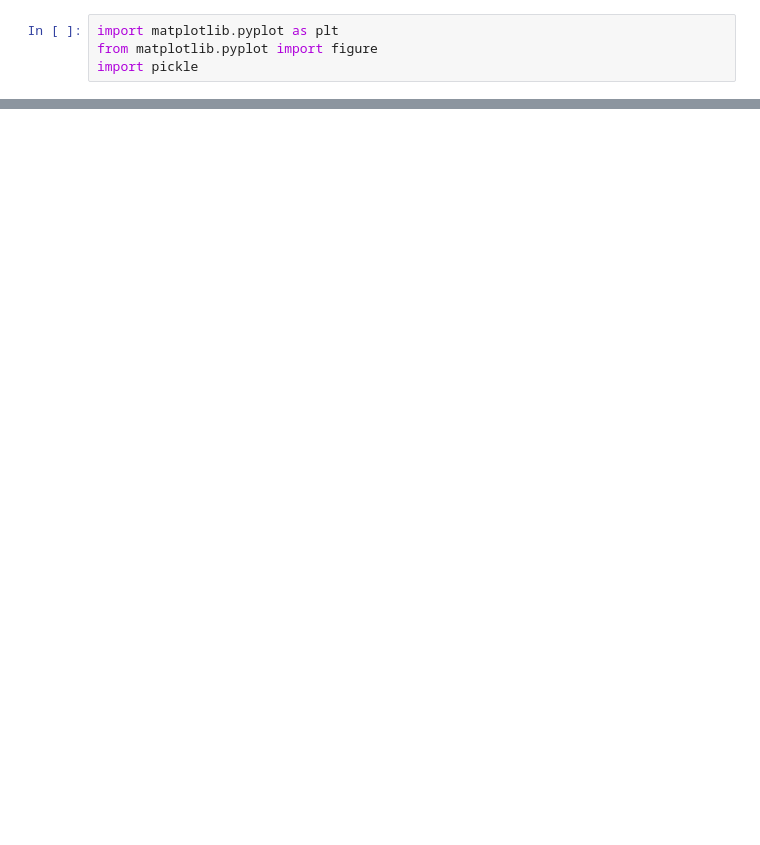
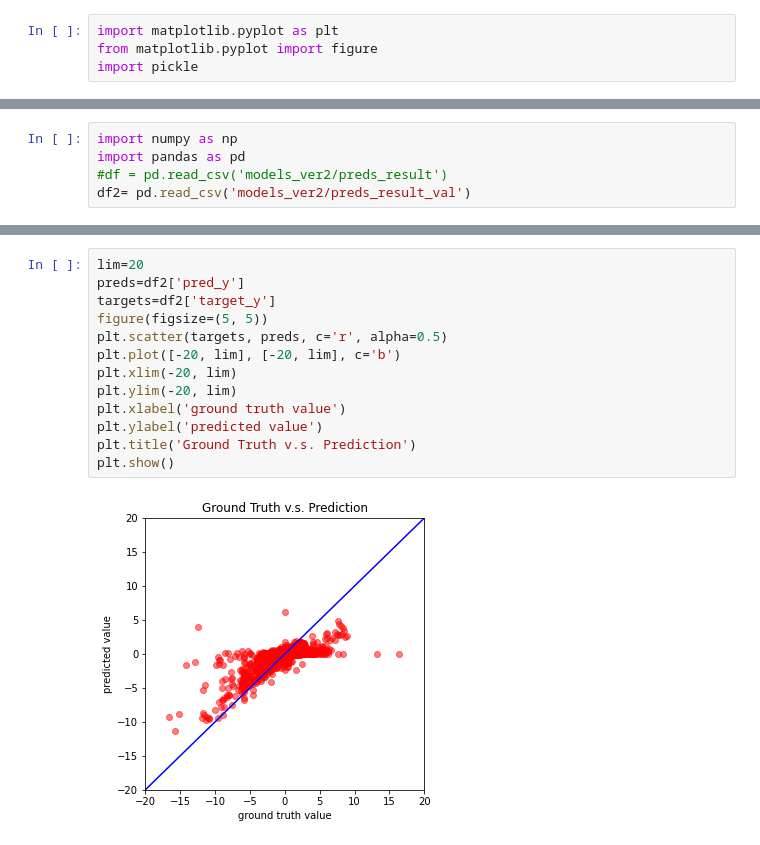
Before and after one commit to tinginde/Kgc-attribute-value-prediction-with-constraints, a Jupyter notebook: Drawing_lr.ipynb, the cells around one changed output, grey strips where cells are left out. Cells and saved outputs as stored; diff of their text form; blank space fills up the shorter version.

Commit message:
check result, splited data updated

```diff
--- a/Drawing_lr.ipynb
+++ b/Drawing_lr.ipynb
@@ -55,0 +31,5 @@ plot_learning_curve(loss_record, title='xx')
+# %%
+import numpy as np
+import pandas as pd
+#df = pd.read_csv('models_ver2/preds_result')
+df2= pd.read_csv('models_ver2/preds_result_val')
@@ -55,0 +60,15 @@ plot_learning_curve(loss_record, title='xx')
+# %%
+lim=20
+preds=df2['pred_y']
+targets=df2['target_y']
+figure(figsize=(5, 5))
+plt.scatter(targets, preds, c='r', alpha=0.5)
+plt.plot([-20, lim], [-20, lim], c='b')
+plt.xlim(-20, lim)
+plt.ylim(-20, lim)
+plt.xlabel('ground truth value')
+plt.ylabel('predicted value')
+plt.title('Ground Truth v.s. Prediction')
+plt.show()
+# %% [output]
+[figure, added]
```
Also changed, not shown: parts of 6 cells of this notebook, 9 other files.
